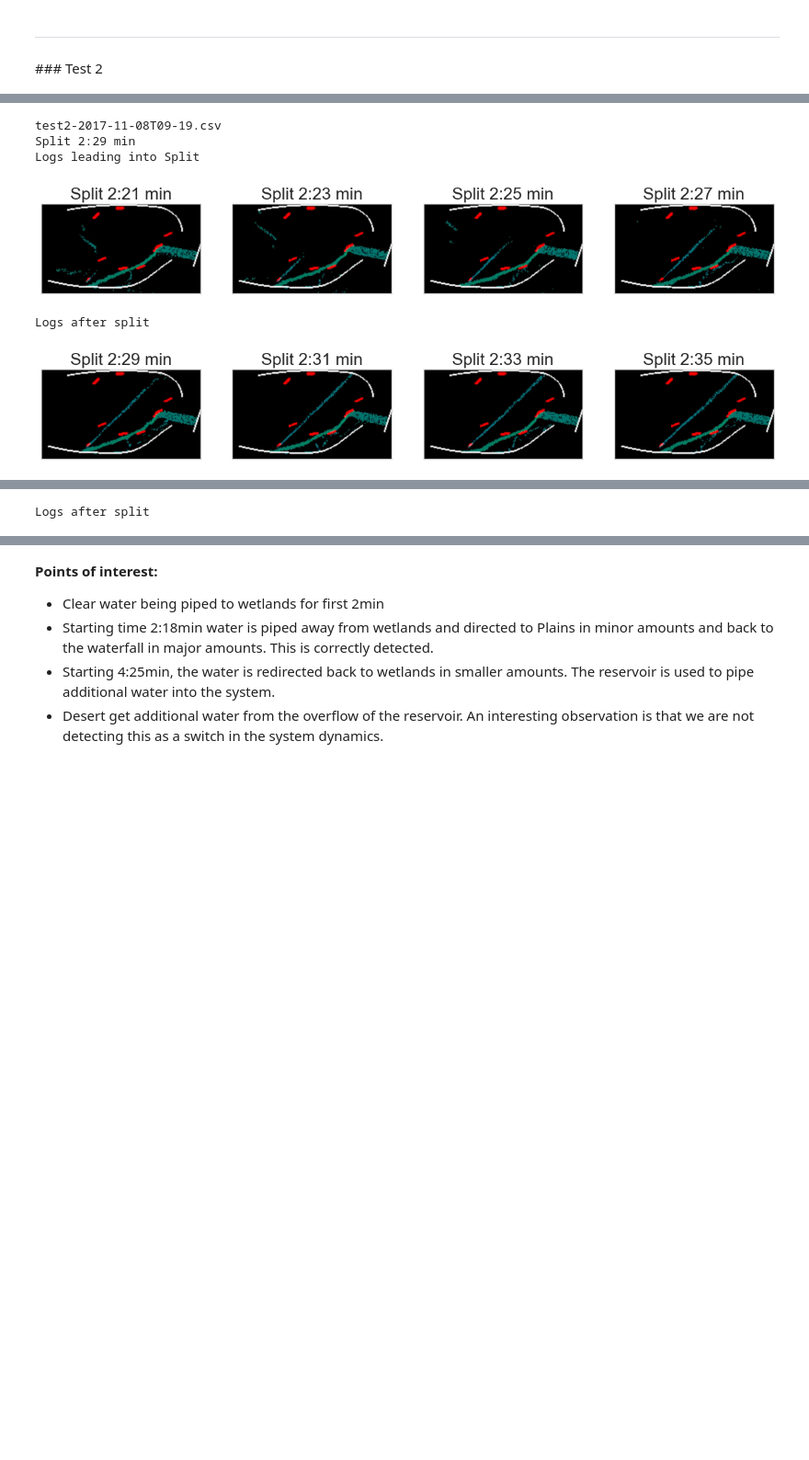
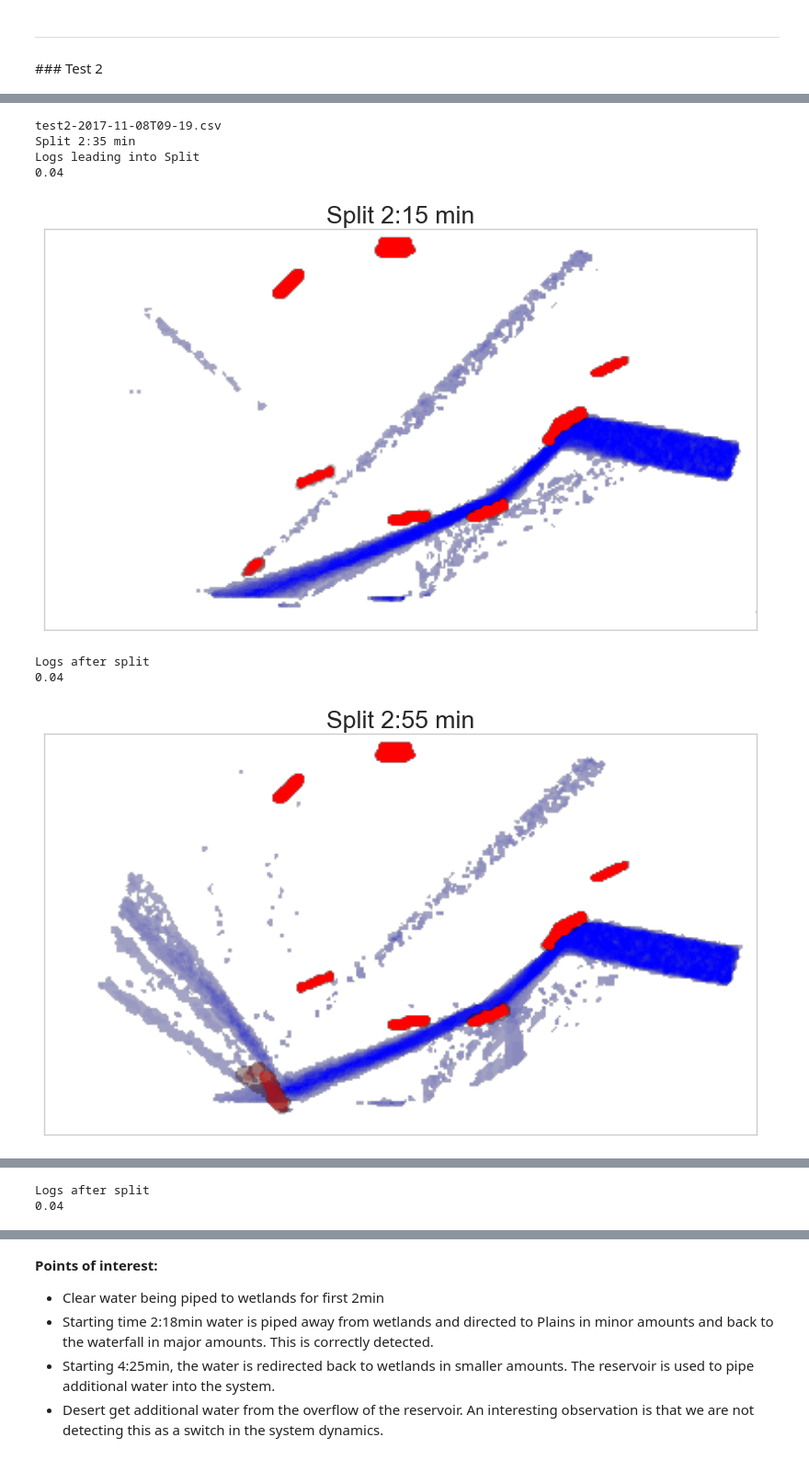
Before and after one commit to NickHoernle/Essil, a Jupyter notebook: baseline_model/switching_state_space_exploration_21-11.ipynb, the cells around one changed output, grey strips where cells are left out. Shown at 92% size. Drawn from its saved outputs; the diff is of its cells as text; code cells hidden in the pictures; blank space fills up the shorter version.

```diff
--- a/baseline_model/switching_state_space_exploration_21-11.ipynb
+++ b/baseline_model/switching_state_space_exploration_21-11.ipynb
@@ -37,0 +32,3 @@ b'Format: "ps" not recognized. Use one of:\n'
+# %%
+ts = np.arange(0,1,1/300)
+plt.plot(stats.beta(5,2).pdf(ts))
@@ -155,18 +310,26 @@ params = {"mu0": mu0,
            "Phi": Phi,
            "Q": Q,
            "R": R,
+           "N": N,
            "A": np.eye(N)}
 # %% [markdown]
 ### Test 1
 # %%
+null_params = np.array(
+    [[False,False,False,False,False],
+     [False,False,True,True,True],
+     [False,True,False,True,True],
+     [False,True,True,False,True],
+     [False,True,True,True,False]]
+)
 df_name = 'df_1'
-
-if df_name in results:
+flag = 1
+if ((df_name in results) and (not flag)):
     em_res = results[df_name]
 else:
     em_res = cw_utils.learn_breakpoint(data_csvs[df_name].values,
                                        num_breaks=6,
                                        starting_params=params,
-                                       percentage=90)
+                                       sensitivity=3)
     results[df_name] = em_res
 # %% [output]
@@ -204,13 +398,13 @@ test1-2017-11-03T09-31.csv
 ### Test 2
 # %%
 df_name = 'df_2'
-
-if df_name in results:
+flag = 1
+if df_name in results and not flag:
     em_res = results[df_name]
 else:
     em_res = cw_utils.learn_breakpoint(data_csvs[df_name].values,
                                        num_breaks=6,
                                        starting_params=params,
-                                       percentage=88)
+                                      sensitivity=0)
     results[df_name] = em_res
 # %% [output]
@@ -233,13 +430,15 @@ plt.show()
 # %%
-df_name = 'df_2'
+### df_name = 'df_2'
 plot_log_positions(df_name=df_name, results=results)
 # %% [output]
 test2-2017-11-08T09-19.csv
-Split 2:29 min
+Split 2:35 min
 Logs leading into Split
+0.04
-[figure, old version]
+[figure, new version]
 Logs after split
+0.04
-[figure, old version]
+[figure, new version]
 --------------------------------------------------------
 --------------------------------------------------------
 
@@ -249 +449,2 @@ Logs leading into Split
 Logs after split
+0.04
```
Also changed, not shown: parts of 20 cells of this notebook.
